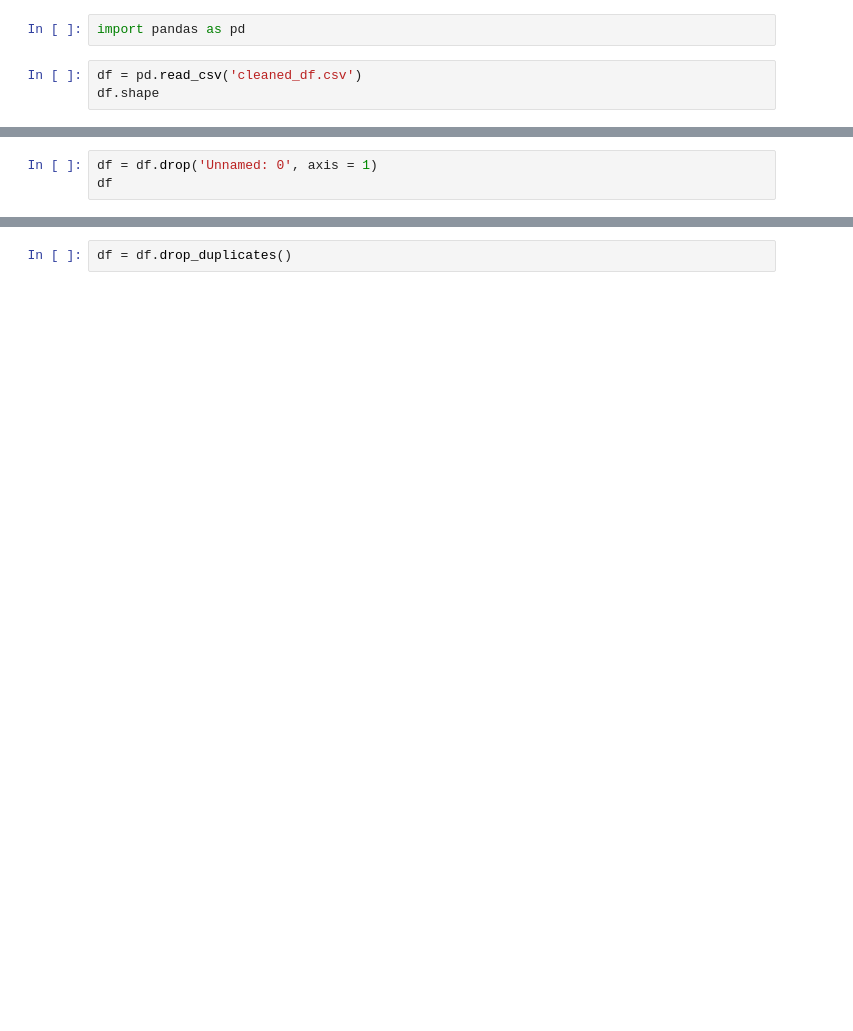
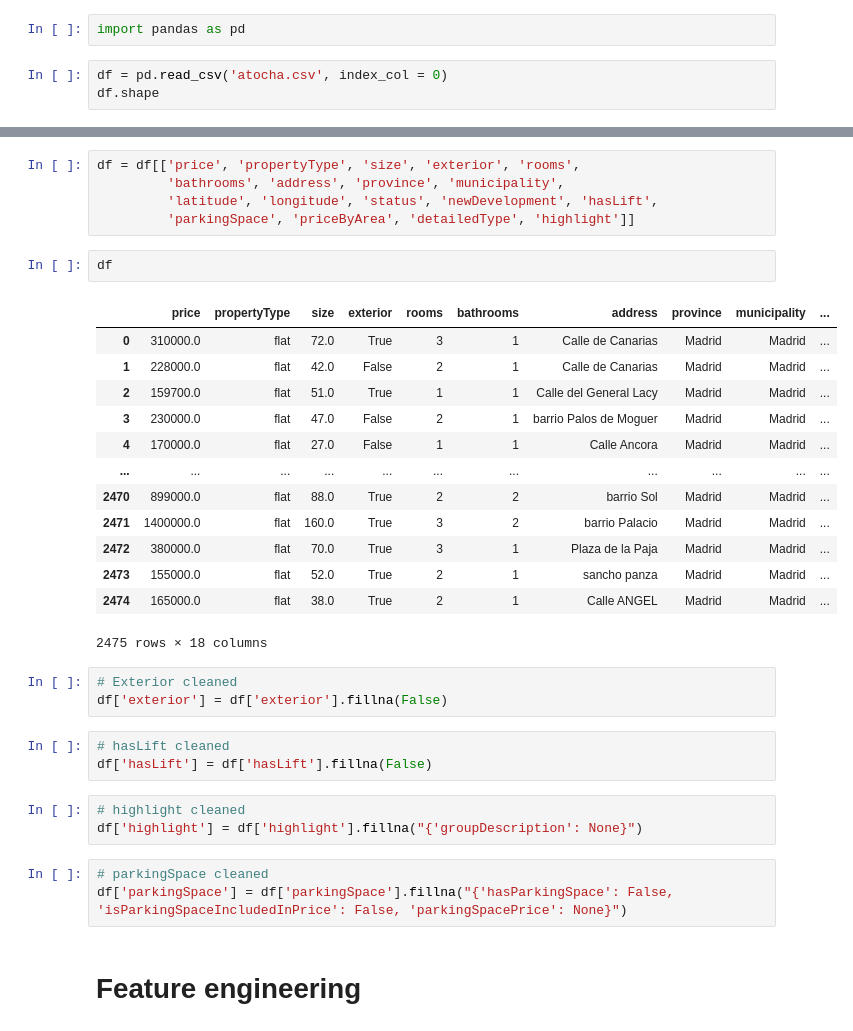
Before and after one commit to falba3/harmonia, a Jupyter notebook: workspace.ipynb, the cells around one changed output, grey strips where cells are left out. Cells and saved outputs as stored; diff of their text form; blank space fills up the shorter version.

```diff
--- a/workspace.ipynb
+++ b/workspace.ipynb
@@ -1,6 +1,6 @@
 # %%
 import pandas as pd
 # %%
-df = pd.read_csv('cleaned_df.csv')
+df = pd.read_csv('atocha.csv', index_col = 0)
 df.shape
 # %% [output]
@@ -8,3 +7,0 @@ df.shape
-# %%
-df = df.drop('Unnamed: 0', axis = 1)
-df
@@ -25,2 +8,35 @@ df
+# %%
+df = df[['price', 'propertyType', 'size', 'exterior', 'rooms',
+         'bathrooms', 'address', 'province', 'municipality',
+         'latitude', 'longitude', 'status', 'newDevelopment', 'hasLift',
+         'parkingSpace', 'priceByArea', 'detailedType', 'highlight']]
 # %%
-df = df.drop_duplicates()
+df
+# %% [output]
+|  | price | propertyType | size | exterior | rooms | bathrooms | address | province | municipality | ... |
+| 0 | 310000.0 | flat | 72.0 | True | 3 | 1 | Calle de Canarias | Madrid | Madrid | ... |
+| 1 | 228000.0 | flat | 42.0 | False | 2 | 1 | Calle de Canarias | Madrid | Madrid | ... |
+| 2 | 159700.0 | flat | 51.0 | True | 1 | 1 | Calle del General Lacy | Madrid | Madrid | ... |
+| 3 | 230000.0 | flat | 47.0 | False | 2 | 1 | barrio Palos de Moguer | Madrid | Madrid | ... |
+| 4 | 170000.0 | flat | 27.0 | False | 1 | 1 | Calle Ancora | Madrid | Madrid | ... |
+| ... | ... | ... | ... | ... | ... | ... | ... | ... | ... | ... |
+| 2470 | 899000.0 | flat | 88.0 | True | 2 | 2 | barrio Sol | Madrid | Madrid | ... |
+| 2471 | 1400000.0 | flat | 160.0 | True | 3 | 2 | barrio Palacio | Madrid | Madrid | ... |
+| 2472 | 380000.0 | flat | 70.0 | True | 3 | 1 | Plaza de la Paja | Madrid | Madrid | ... |
+| 2473 | 155000.0 | flat | 52.0 | True | 2 | 1 | sancho panza | Madrid | Madrid | ... |
+| 2474 | 165000.0 | flat | 38.0 | True | 2 | 1 | Calle ANGEL | Madrid | Madrid | ... |
+2475 rows × 18 columns
+# %%
+# Exterior cleaned
+df['exterior'] = df['exterior'].fillna(False)
+# %%
+# hasLift cleaned
+df['hasLift'] = df['hasLift'].fillna(False)
+# %%
+# highlight cleaned
+df['highlight'] = df['highlight'].fillna("{'groupDescription': None}")
+# %%
+# parkingSpace cleaned
+df['parkingSpace'] = df['parkingSpace'].fillna("{'hasParkingSpace': False, 'isParkingSpaceIncludedInPrice': False, 'parkingSpacePrice': None}")
+# %% [markdown]
+# Feature engineering
```
Also changed, not shown: parts of 15 cells of this notebook, 6 other files.
